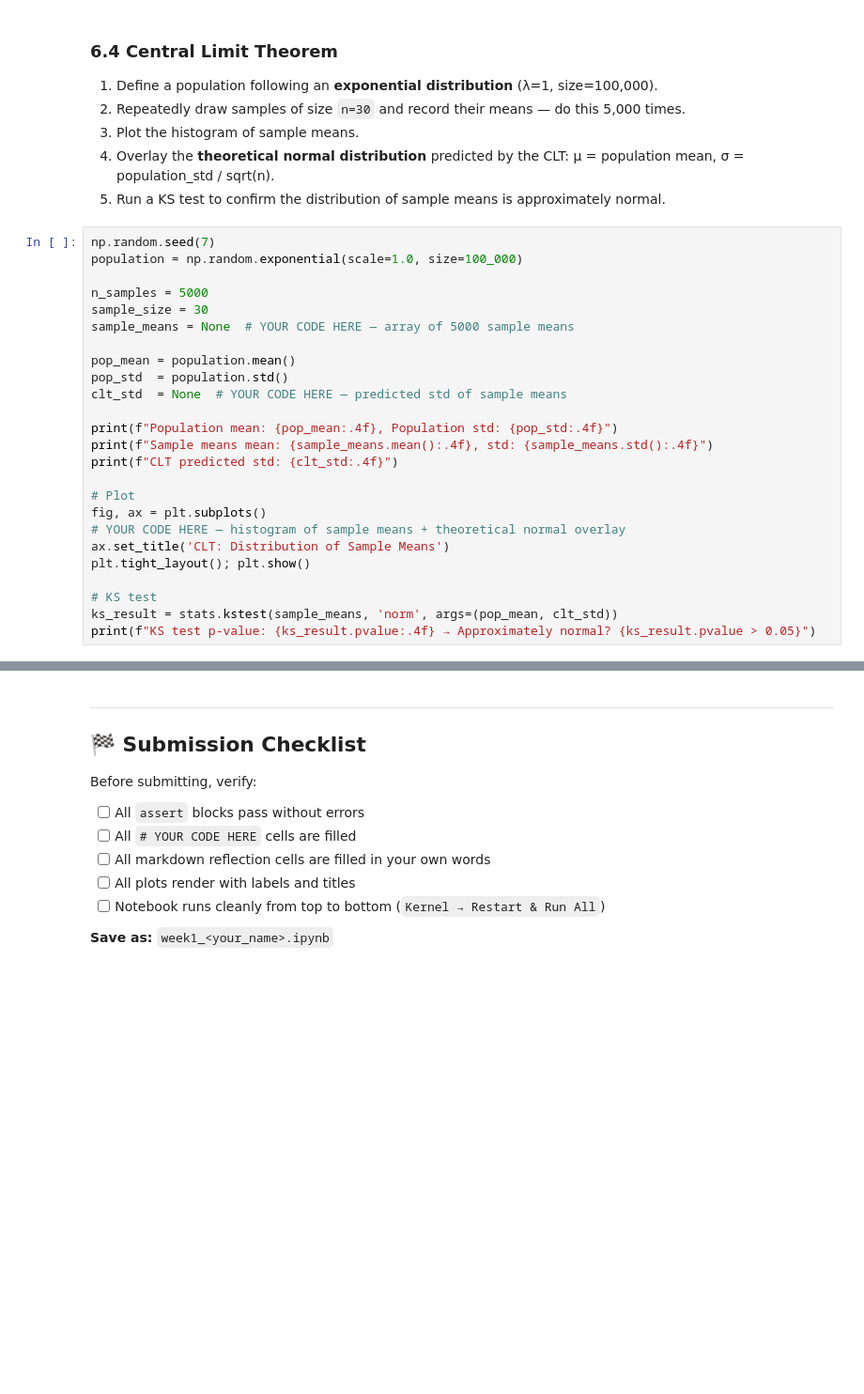
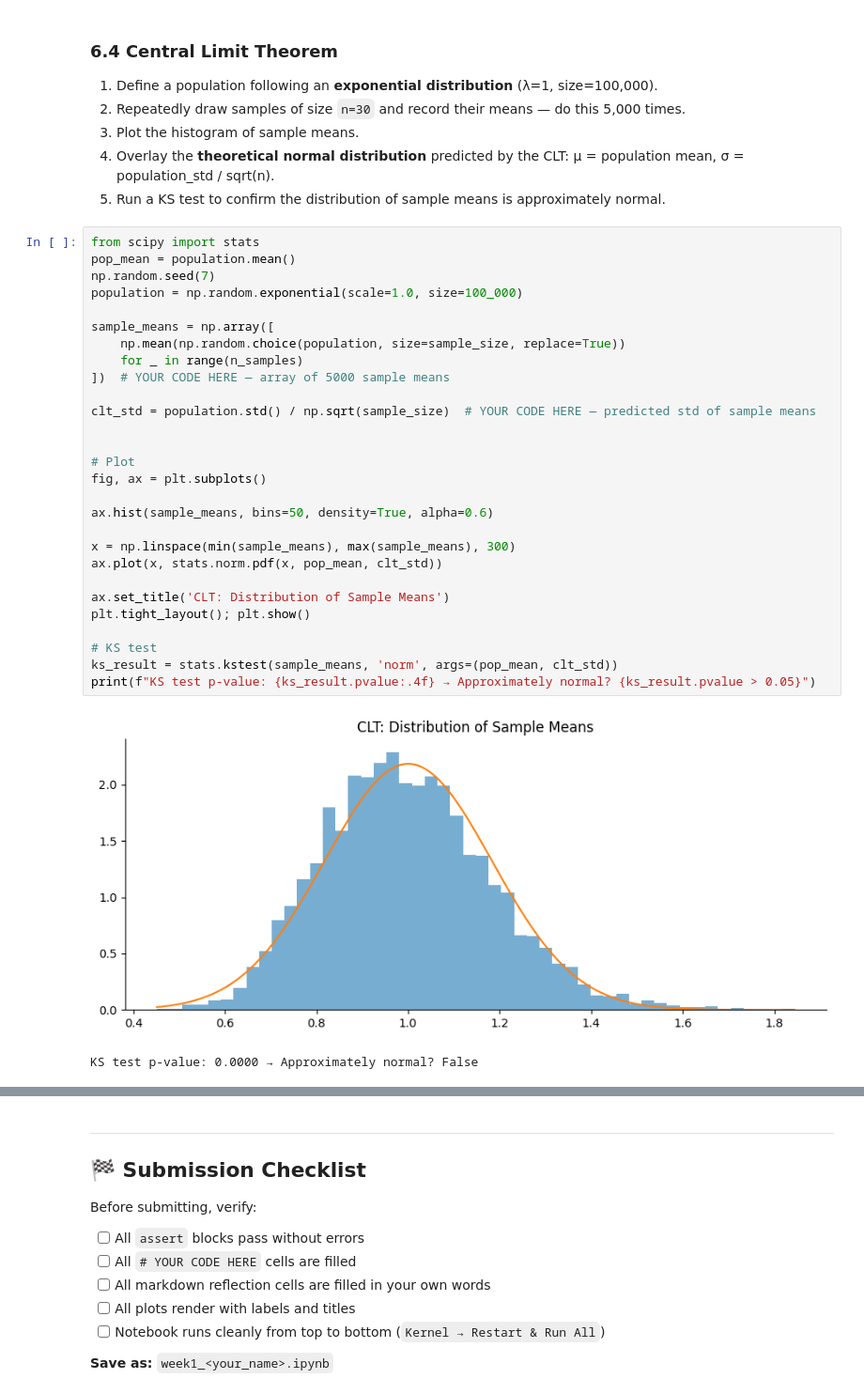
Before and after one commit to DhangeSakshiSanjay/Celebal_Weekly_Assignments, a Jupyter notebook: week1_assignment.ipynb, the cells around one changed output, grey strips where cells are left out. Shown at 94% size. Drawn from its saved outputs; the diff is of its cells as text; blank space fills up the shorter version.

```diff
--- a/week1_assignment.ipynb
+++ b/week1_assignment.ipynb
@@ -866,30 +954,36 @@ print("6.3 passed ✓")
 4. Overlay the **theoretical normal distribution** predicted by the CLT: μ = population mean, σ = population_std / sqrt(n).
 5. Run a KS test to confirm the distribution of sample means is approximately normal.
 # %%
+from scipy import stats
+pop_mean = population.mean()
 np.random.seed(7)
 population = np.random.exponential(scale=1.0, size=100_000)
 
-n_samples = 5000
-sample_size = 30
-sample_means = None  # YOUR CODE HERE — array of 5000 sample means
+sample_means = np.array([
+    np.mean(np.random.choice(population, size=sample_size, replace=True))
+    for _ in range(n_samples)
+])  # YOUR CODE HERE — array of 5000 sample means
 
-pop_mean = population.mean()
-pop_std  = population.std()
-clt_std  = None  # YOUR CODE HERE — predicted std of sample means
+clt_std = population.std() / np.sqrt(sample_size)  # YOUR CODE HERE — predicted std of sample means
 
-print(f"Population mean: {pop_mean:.4f}, Population std: {pop_std:.4f}")
-print(f"Sample means mean: {sample_means.mean():.4f}, std: {sample_means.std():.4f}")
-print(f"CLT predicted std: {clt_std:.4f}")
 
 # Plot
 fig, ax = plt.subplots()
-# YOUR CODE HERE — histogram of sample means + theoretical normal overlay
+
+ax.hist(sample_means, bins=50, density=True, alpha=0.6)
+
+x = np.linspace(min(sample_means), max(sample_means), 300)
+ax.plot(x, stats.norm.pdf(x, pop_mean, clt_std))
+
 ax.set_title('CLT: Distribution of Sample Means')
 plt.tight_layout(); plt.show()
 
 # KS test
 ks_result = stats.kstest(sample_means, 'norm', args=(pop_mean, clt_std))
 print(f"KS test p-value: {ks_result.pvalue:.4f} → Approximately normal? {ks_result.pvalue > 0.05}")
+# %% [output]
+[figure, added]
+KS test p-value: 0.0000 → Approximately normal? False
 # %% [markdown]
 **CLT Reflection (6.4):**
 
```
Also changed, not shown: parts of 12 cells of this notebook.
